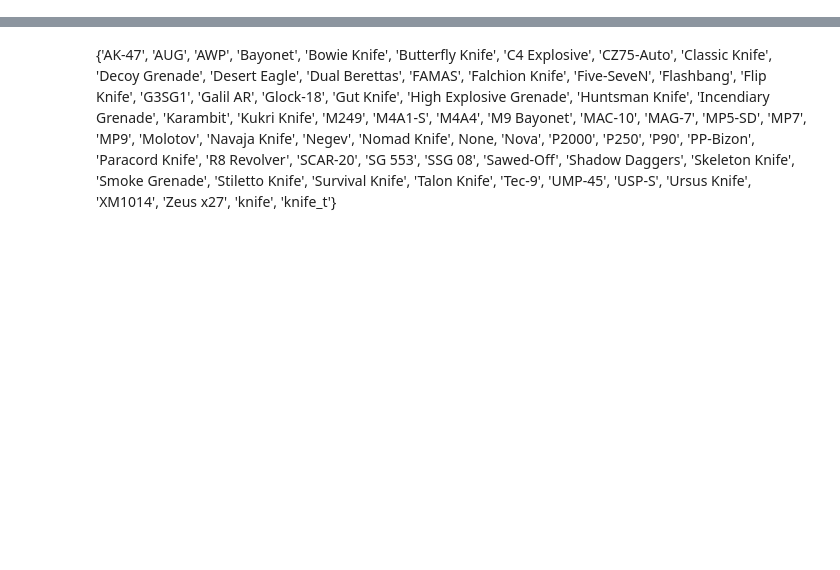
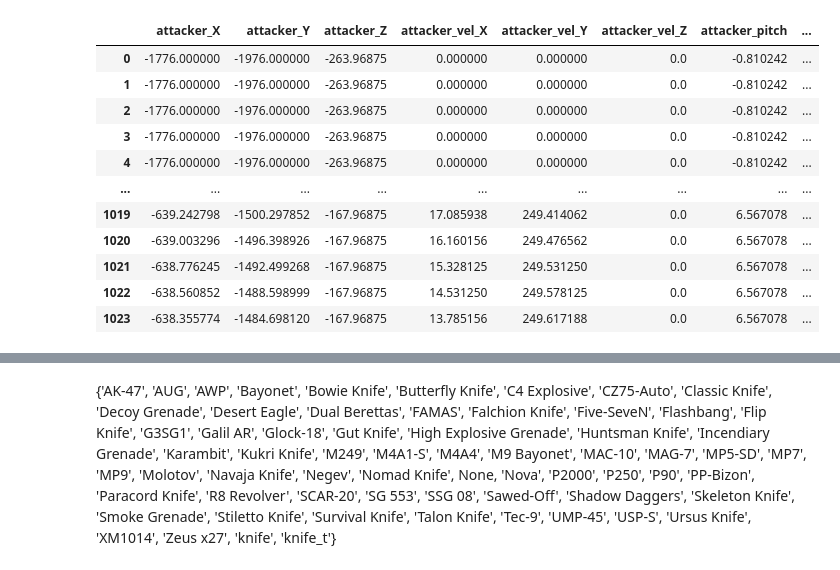
Before and after one commit to Pinkvinus/CS2_cheat_detection, a Jupyter notebook: DataConversionPipeline/pipeline_dev.ipynb, the cells around one changed output, grey strips where cells are left out. Cells and saved outputs as stored; diff of their text form; code cells hidden in the pictures; blank space fills up the shorter version.

```diff
--- a/DataConversionPipeline/pipeline_dev.ipynb
+++ b/DataConversionPipeline/pipeline_dev.ipynb
@@ -73,10 +71,11 @@ context_window_vals = ["attacker_X", "attacker_Y", "attacker_Z", "attacker_vel_X
 # %%
 MDP = cwh.MatchDataProcessor(match_ticks, match_events, context_window_size)
 # %%
-# player = "Player_3" # For testug purposes, a cheater is specifically chosen
-player = "Player_3"
+# For testing purposes, a cheater is specifically chosen
+attacker = "Player_3"
 player_death_idx = -1
 weapon_fire_idx = -1
+played_map = match_events[-1][1]["map"].tolist()[0]
 
 for idx, event in enumerate(match_events):
     if event[0] == "player_death":
@@ -86,58 +85,103 @@ for idx, event in enumerate(match_events):
 if player_death_idx == -1 or weapon_fire_idx == -1:
     raise Exception("not all events were found")
 
-player_deaths = MDP.get_player_kills(player, player_death_idx)
-start_ticks, end_ticks = MDP.get_context_window_ticks(ticks_before_kill, ticks_after_kill, player, player_death_idx)
+player_deaths = MDP.get_player_kills(attacker, player_death_idx)
+start_ticks, end_ticks = MDP.get_context_window_ticks(ticks_before_kill, ticks_after_kill, attacker, player_death_idx)
 
 context_window = pd.DataFrame(columns=context_window_vals)
 
-for i in range(0,len(start_ticks)):
+for i in range(len(start_ticks)):
+    attacker_team = MDP.get_player_team(start_ticks[i], end_ticks[i], attacker)
+    victim = player_deaths.iloc[i]["user_name"]
+    victim_team = MDP.get_player_team(start_ticks[i], end_ticks[i], victim)
+
+    # Skip teamkills
+    if attacker_team == victim_team:
+        continue
 
     # Check length of the context window and no ticks missing
-    ticks = MDP.get_tick_values(start_ticks[i], end_ticks[i], player, "tick")
+    ticks = MDP.get_tick_values(start_ticks[i], end_ticks[i], attacker, "tick")
     if len(ticks) != context_window_size:
         gap = context_window_size - len(ticks)
-        all_ticks = MDP.get_all_values_for_player(player, "tick")
+        all_ticks = MDP.get_all_values_for_player(attacker, "tick")
 
         idx = all_ticks.index(start_ticks[i])
         end_ticks[i] = all_ticks[idx + 1024]
 
+    (context_window["attacker_X"],
+     context_window["attacker_Y"],
+     context_window["attacker_Z"]) = MDP.get_player_coordinates(start_ticks[i], end_ticks[i], attacker)
+    # context_window["attacker_X"] = MDP.get_tick_values(start_ticks[i], end_ticks[i], attacker, "X")
+    # context_window["attacker_Y"] = MDP.get_tick_values(start_ticks[i], end_ticks[i], attacker, "Y")
+    # context_window["attacker_Z"] = MDP.get_tick_values(start_ticks[i], end_ticks[i], attacker, "Z")
 
-    context_window["attacker_X"] = MDP.get_tick_values(start_ticks[i], end_ticks[i], player, "X")
-    context_window["attacker_Y"] = MDP.get_tick_values(start_ticks[i], end_ticks[i], player, "Y")
-    context_window["attacker_Z"] = MDP.get_tick_values(start_ticks[i], end_ticks[i], player, "Z")
+    context_window["attacker_vel_X"] = MDP.get_tick_values(start_ticks[i], end_ticks[i], attacker, "velocity_X")
+    context_window["attacker_vel_Y"] = MDP.get_tick_values(start_ticks[i], end_ticks[i], attacker, "velocity_Y")
+    context_window["attacker_vel_Z"] = MDP.get_tick_values(start_ticks[i], end_ticks[i], attacker, "velocity_Z")
 
-    context_window["attacker_vel_X"] = MDP.get_tick_values(start_ticks[i], end_ticks[i], player, "velocity_X")
-    context_window["attacker_vel_Y"] = MDP.get_tick_values(start_ticks[i], end_ticks[i], player, "velocity_Y")
-    context_window["attacker_vel_Z"] = MDP.get_tick_values(start_ticks[i], end_ticks[i], player, "velocity_Z")
+    context_window["attacker_pitch"] = MDP.get_tick_values(start_ticks[i], end_ticks[i], attacker, "pitch")
+    context_window["attacker_yaw"] = MDP.get_tick_values(start_ticks[i], end_ticks[i], attacker, "yaw")
+    context_window["attacker_pitch_delta"] = MDP.get_pitch_yaw_deltas("pitch", start_ticks[i], end_ticks[i], attacker)
+    context_window["attacker_yaw_delta"] = MDP.get_pitch_yaw_deltas("yaw", start_ticks[i], end_ticks[i], attacker)
 
-    context_window["attacker_pitch"] = MDP.get_tick_values(start_ticks[i], end_ticks[i], player, "pitch")
-    context_window["attacker_yaw"] = MDP.get_tick_values(start_ticks[i], end_ticks[i], player, "yaw")
-    context_window["attacker_pitch_delta"] = MDP.get_pitch_yaw_deltas("pitch", start_ticks[i], end_ticks[i], player)
-    context_window["attacker_yaw_delta"] = MDP.get_pitch_yaw_deltas("yaw", start_ticks[i], end_ticks[i], player)
+    context_window["attacker_pitch_head_delta"], context_window["attacker_yaw_head_delta"] = MDP.get_pitch_yaw_head_deltas(start_ticks[i], end_ticks[i], context_window_size, attacker, player_deaths.iloc[i]["user_name"])
 
-    context_window["attacker_pitch_head_delta"], context_window["attacker_yaw_head_delta"] = MDP.get_pitch_yaw_head_deltas(start_ticks[i], end_ticks[i], context_window_size, player, player_deaths.iloc[i]["user_name"])
-
-    context_window["attacker_flashed"] = MDP.get_is_player_flashed(start_ticks[i], end_ticks[i], player)
-    context_window["attacker_shot"] = MDP.get_attacker_shots(start_ticks[i], end_ticks[i], player, weapon_fire_idx)
+    context_window["attacker_flashed"] = MDP.get_is_player_flashed(start_ticks[i], end_ticks[i], attacker)
+    context_window["attacker_shot"] = MDP.get_attacker_shots(start_ticks[i], end_ticks[i], attacker, weapon_fire_idx)
     (context_window["attacker_kill"],
      context_window["is_kill_through_smoke"],
      context_window["is_kill_wallbang"],
-     context_window["attacker_midair"]) = MDP.get_attacker_kill_data(start_ticks[i], end_ticks[i], player, player_death_idx)
+     context_window["attacker_midair"]) = MDP.get_attacker_kill_data(start_ticks[i], end_ticks[i], attacker, player_death_idx)
 
     (context_window["attacker_weapon_knife"],
      context_window["attacker_weapon_auto_rifle"],
      context_window["attacker_weapon_semi_rifle"],
      context_window["attacker_weapon_pistol"],
      context_window["attacker_weapon_grenade"],
      context_window["attacker_weapon_smg"],
-     context_window["attacker_weapon_shotgun"]) = MDP.get_attacker_weapon(start_ticks[i], end_ticks[i], player)
+     context_window["attacker_weapon_shotgun"]) = MDP.get_attacker_weapon(start_ticks[i], end_ticks[i], attacker)
 
-    # context_window["victim_X"] =
+    context_window["victim_X"] = MDP.get_tick_values(start_ticks[i], end_ticks[i], victim, "X")
+    context_window["victim_Y"] = MDP.get_tick_values(start_ticks[i], end_ticks[i], victim, "Y")
+    context_window["victim_Z"] = MDP.get_tick_values(start_ticks[i], end_ticks[i], victim, "Z")
+
+    context_window["victim_health"] = MDP.get_tick_values(start_ticks[i], end_ticks[i], victim, "health")
+    context_window["victim_noise"] = MDP.get_player_made_noise(start_ticks[i], end_ticks[i], attacker, weapon_fire_idx)
+
+    (context_window["map_dust2"],
+     context_window["map_mirage"],
+     context_window["map_inferno"],
+     context_window["map_train"],
+     context_window["map_nuke"],
+     context_window["map_ancient"],
+     context_window["map_vertigo"],
+     context_window["map_anubis"],
+     context_window["map_office"],
+     context_window["map_overpass"],
+     context_window["map_basalt"],
+     context_window["map_edin"],
+     context_window["map_italy"],
+     context_window["map_thera"],
+     context_window["map_mills"]) = MDP.get_played_map(played_map)
+
     break # Remove later, currently used for testing
 
 
-# context_window
+context_window
+
 # player_deaths
 # match_ticks
+# match_events[player_death_idx][1]
 # %% [output]
+|  | attacker_X | attacker_Y | attacker_Z | attacker_vel_X | attacker_vel_Y | attacker_vel_Z | attacker_pitch | ... |
+| 0 | -1776.000000 | -1976.000000 | -263.96875 | 0.000000 | 0.000000 | 0.0 | -0.810242 | ... |
+| 1 | -1776.000000 | -1976.000000 | -263.96875 | 0.000000 | 0.000000 | 0.0 | -0.810242 | ... |
+| 2 | -1776.000000 | -1976.000000 | -263.96875 | 0.000000 | 0.000000 | 0.0 | -0.810242 | ... |
+| 3 | -1776.000000 | -1976.000000 | -263.96875 | 0.000000 | 0.000000 | 0.0 | -0.810242 | ... |
+| 4 | -1776.000000 | -1976.000000 | -263.96875 | 0.000000 | 0.000000 | 0.0 | -0.810242 | ... |
+| ... | ... | ... | ... | ... | ... | ... | ... | ... |
+| 1019 | -639.242798 | -1500.297852 | -167.96875 | 17.085938 | 249.414062 | 0.0 | 6.567078 | ... |
+| 1020 | -639.003296 | -1496.398926 | -167.96875 | 16.160156 | 249.476562 | 0.0 | 6.567078 | ... |
+| 1021 | -638.776245 | -1492.499268 | -167.96875 | 15.328125 | 249.531250 | 0.0 | 6.567078 | ... |
+| 1022 | -638.560852 | -1488.598999 | -167.96875 | 14.531250 | 249.578125 | 0.0 | 6.567078 | ... |
+| 1023 | -638.355774 | -1484.698120 | -167.96875 | 13.785156 | 249.617188 | 0.0 | 6.567078 | ... |
```
Also changed, not shown: parts of 3 cells of this notebook, 1 other file.
